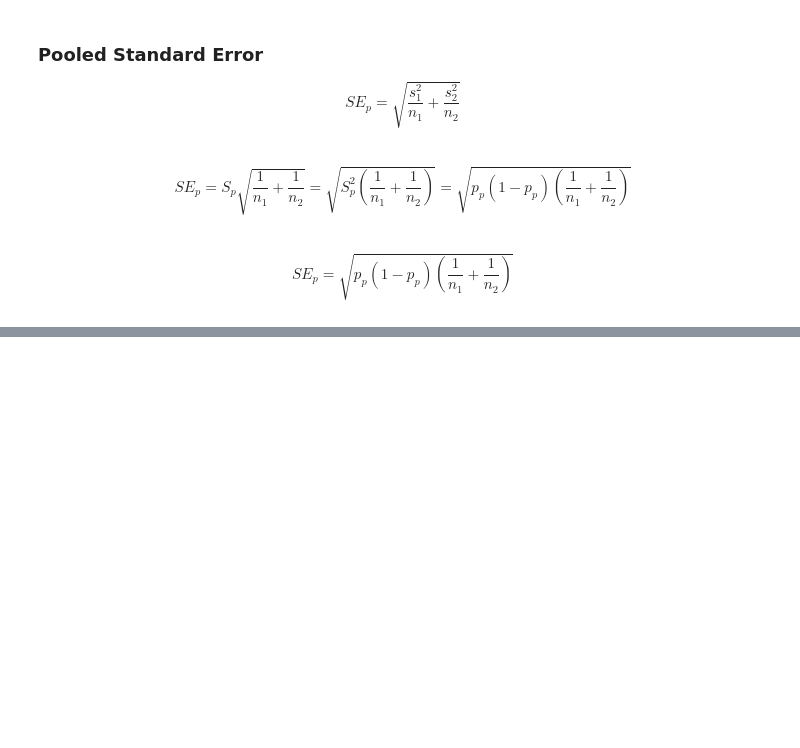
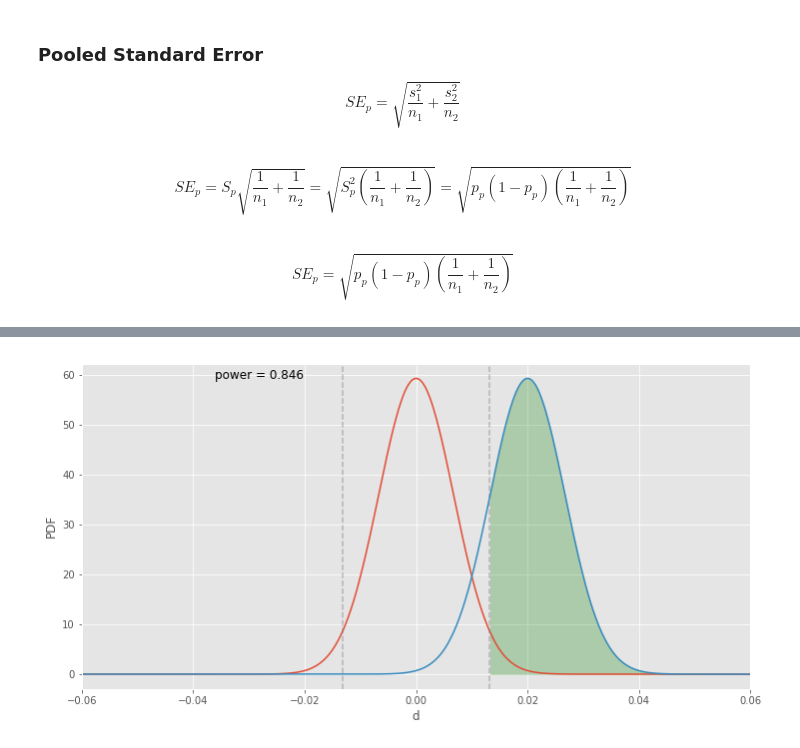
Before and after one commit to mnguyenngo/ab-framework, a Jupyter notebook: notebooks/Walkthrough.ipynb, the cells around one changed output, grey strips where cells are left out. Drawn from its saved outputs; the diff is of its cells as text; code cells hidden in the pictures; blank space fills up the shorter version.

```diff
--- a/notebooks/Walkthrough.ipynb
+++ b/notebooks/Walkthrough.ipynb
@@ -299,0 +355,4 @@ abplot(n, bcr, d_hat, show_power=True)
+# %%
+abplot(3000, 9100, 0.10, 0.02, show_power=True)
+# %% [output]
+[figure, added]
```
Also changed, not shown: parts of 33 cells of this notebook, 2 other files.
